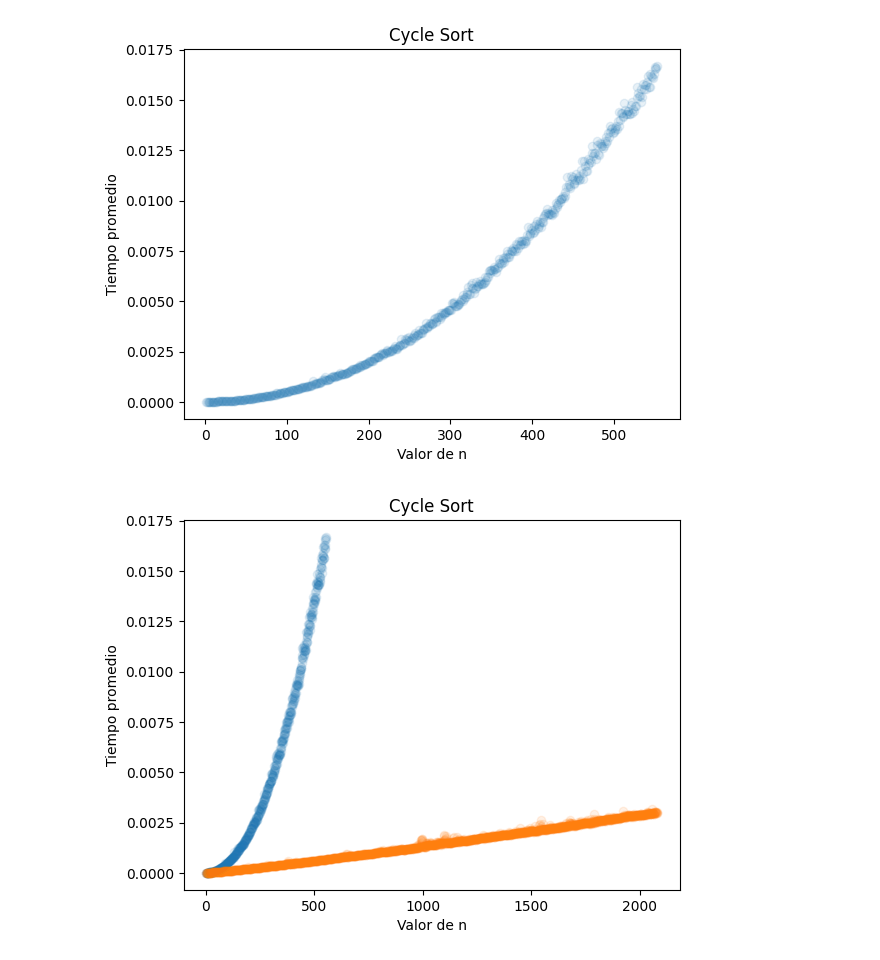
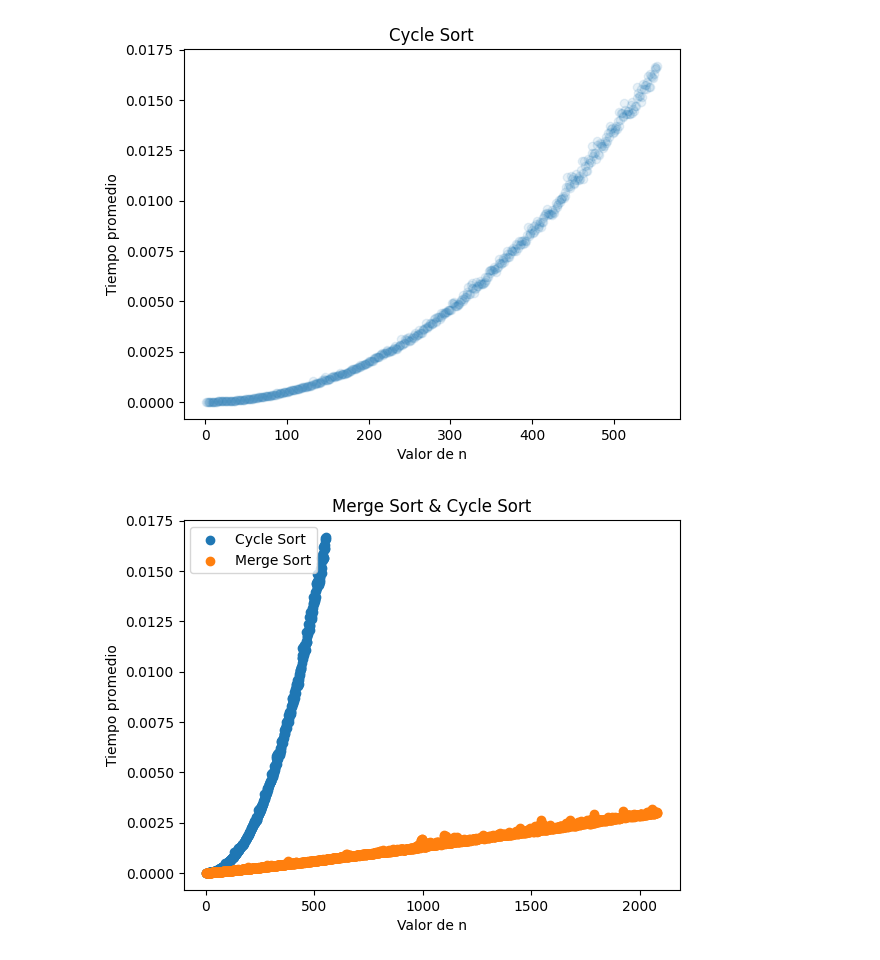
Before and after one commit to MateoG404/Algorithms, a Jupyter notebook: Talleres/Taller01/SextoPunto.ipynb, the cells around one changed output. Saved outputs shown, nothing was run; the diff lists cells and outputs as text; code cells hidden in the pictures.

```diff
--- a/Talleres/Taller01/SextoPunto.ipynb
+++ b/Talleres/Taller01/SextoPunto.ipynb
@@ -248,14 +248,15 @@ plt.show();
 # %%
 # Create a DataFrame to graph the different times
 df_cycle = pd.DataFrame({"Size n":list(range(1,n)),"Average Time":average_times})
 
 # Graph
 
-plt.scatter(df_cycle['Size n'],df_cycle["Average Time"],marker = "o",label = "second",alpha= 0.1)
-plt.scatter(df_merge['Size n'],df_merge["Average Time"],marker = "o",label = "second",alpha= 0.1)
+plt.scatter(df_cycle['Size n'],df_cycle["Average Time"],marker = "o",label = "Cycle Sort",alpha= 1)
+plt.scatter(df_merge['Size n'],df_merge["Average Time"],marker = "o",label = "Merge Sort",alpha= 1)
 plt.xlabel("Valor de n")
 plt.ylabel("Tiempo promedio")
-plt.title("Cycle Sort")
+plt.legend(loc='upper left')
+plt.title("Merge Sort & Cycle Sort")
 plt.show();
 # %% [output]
-[figure, old version]
+[figure, new version]
```
Also changed, not shown: 2 other files.
